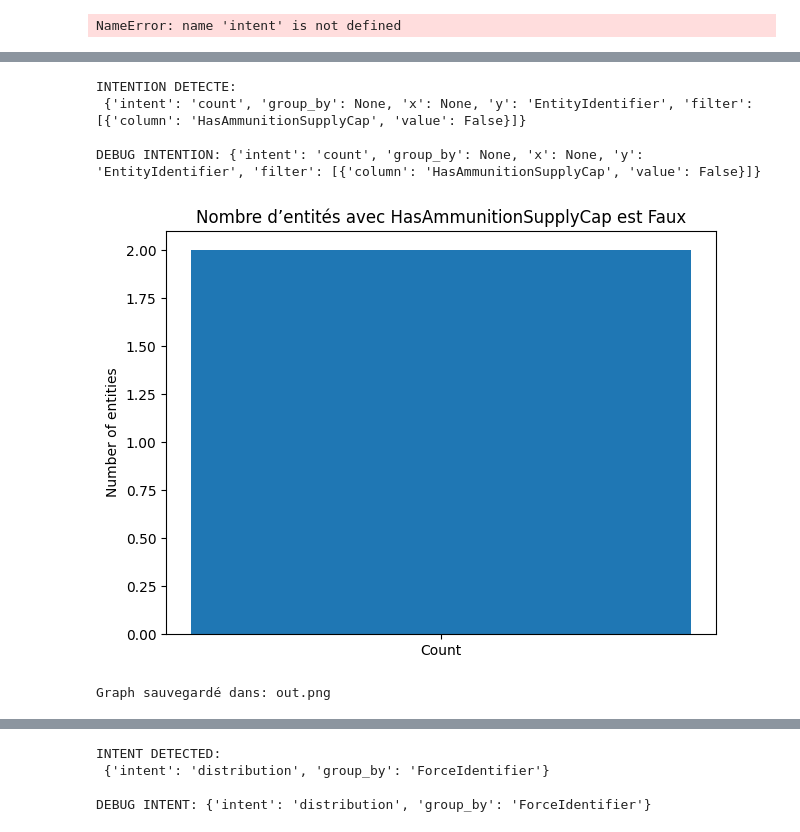
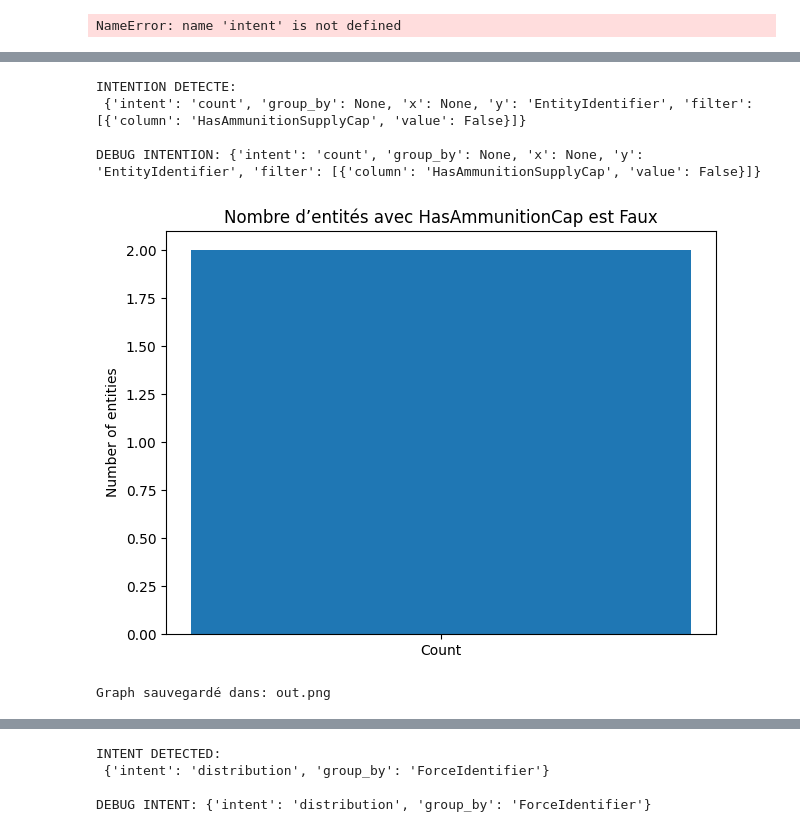
Before and after one commit to RaphaelZrrr/Lida_test, a Jupyter notebook: main2.ipynb, the cells around one changed output, grey strips where cells are left out. Saved outputs shown, nothing was run; the diff lists cells and outputs as text; code cells hidden in the pictures.

```diff
--- a/main2.ipynb
+++ b/main2.ipynb
@@ -24,15 +24,15 @@ client = OpenAI(
 MODEL_NAME = "mistral:7b"
 # %%
 def is_bool_series(s: pd.Series) -> bool:
-    # pandas peut stocker des bool en "bool" ou parfois en "object" avec True/False
+    # detecte si une collone pandas peut etre traite comme un booléen
     if pd.api.types.is_bool_dtype(s):
         return True
-    if s.dtype == "object":
+    if s.dtype == "object": #si c'est une colonne de type objet, on vérifie que les valeurs uniques sont dans un ensemble de valeurs booléennes possibles
         vals = set(s.dropna().unique().tolist())
         return vals.issubset({True, False, "True", "False", "true", "false", 0, 1, "0", "1"})
     return False
 
-def coerce_bool_value(v: Any) -> Optional[bool]:
+def coerce_bool_value(v: Any) -> Optional[bool]: #convertit une valeur en booléen si possible, sinon retourne None
     if v is None:
         return None
     if isinstance(v, bool):
@@ -47,23 +47,18 @@ def coerce_bool_value(v: Any) -> Optional[bool]:
             return False
     return None
 
-def safe_apply_filters(df: pd.DataFrame, filters: List[Dict[str, Any]]) -> pd.DataFrame:
-    """
-    Applique des filtres en évitant :
-    - colonnes inexistantes
-    - valeurs inexistantes (sinon df vide)
-    - comparaisons numériques sur bool
-    """
+def safe_apply_filters(df: pd.DataFrame, filters: List[Dict[str, Any]]) -> pd.DataFrame: #applique des filtres en évitant les erreurs courantes
+
     if not filters:
         return df
 
-    out = df.copy()
+    out = df.copy() #on travaille sur une copie du df
     for f in filters:
         col = f.get("column")
         val = f.get("value")
         op = f.get("op", "==")
 
-        if col not in out.columns:
+        if col not in out.columns: #on verif que la colonne existe
             print(f"[filter] ignore: colonne inconnu {col}")
             continue
 
@@ -72,7 +67,7 @@ def safe_apply_filters(df: pd.DataFrame, filters: List[Dict[str, Any]]) -> pd.Da
         # Bool : on force == True/False si possible
         if is_bool_series(s):
             b = coerce_bool_value(val)
-            # si l'utilisateur n'a pas donné de valeur -> on interprète "avec X" comme True
+            # si l'utilisateur n'a pas donné de valeur alors on filtre les True (ex: "IsConcealed" devient "IsConcealed == True")
             if b is None:
                 b = True
             out = out[s.astype(str).str.lower().isin([str(b).lower()])]
@@ -80,15 +75,15 @@ def safe_apply_filters(df: pd.DataFrame, filters: List[Dict[str, Any]]) -> pd.Da
 
         # Si valeur fournie, on vérifie qu'elle existe (pour éviter df vide)
         if val is not None:
-            # comparaison sur strings -> check existence
+            # pour les colonnes de type objet/string, on vérifie que la valeur est dans les valeurs uniques (après conversion en str)
             if pd.api.types.is_object_dtype(s) or pd.api.types.is_string_dtype(s):
                 uniques = set(s.dropna().astype(str).unique().tolist())
                 if str(val) not in uniques:
                     print(f"[filter] ignore: la valeur '{val}' n'est pas dans les valeurs uniques de {col}")
                     continue
 
-        # Ops simples
-        if op == "==" or op is None:
+        # applique le filtre en fonction de l'opérateur
+        if op == "==" or op is None: # par défaut on fait une égalité
             out = out[out[col] == val]
         elif op == "!=":
             out = out[out[col] != val]
@@ -98,7 +93,7 @@ def safe_apply_filters(df: pd.DataFrame, filters: List[Dict[str, Any]]) -> pd.Da
             if pd.isna(vn):
                 print(f"[filter] ignore: valeur non numérique pour opé numérique: {val}")
                 continue
-            if op == ">":
+            if op == ">": # attention aux xomparaisons numériques sur des colonnesqui sont pas numériques  à revoir
                 out = out[sn > vn]
             elif op == ">=":
                 out = out[sn >= vn]
@@ -108,7 +103,7 @@ def safe_apply_filters(df: pd.DataFrame, filters: List[Dict[str, Any]]) -> pd.Da
                 out = out[sn <= vn]
         elif op == "contains":
             out = out[out[col].astype(str).str.contains(str(val), na=False)]
-        elif op == "in" and isinstance(val, list):
+        elif op == "in" and isinstance(val, list): #appartenance à une liste de valeurs
             out = out[out[col].isin(val)]
         else:
             print(f"[filter] ignore: opération non supporté {op}")
@@ -366,15 +366,15 @@ Graph saved to: out6.png
 # %%
 run_llm_visualizer(
     file="data/lidata.log",
-    prompt="Nombre d’entités avec HasAmmunitionSupplyCap est Faux",
+    prompt="Nombre d’entités avec HasAmmunitionCap est Faux",
     out="out.png"
 )
 # %% [output]
 INTENTION DETECTE:
  {'intent': 'count', 'group_by': None, 'x': None, 'y': 'EntityIdentifier', 'filter': [{'column': 'HasAmmunitionSupplyCap', 'value': False}]}
 
 DEBUG INTENTION: {'intent': 'count', 'group_by': None, 'x': None, 'y': 'EntityIdentifier', 'filter': [{'column': 'HasAmmunitionSupplyCap', 'value': False}]}
-[figure, old version]
+[figure, new version]
 Graph sauvegardé dans: out.png
 # %%
 run_llm_visualizer(
```
Also changed, not shown: parts of 10 cells of this notebook, 8 other files.
